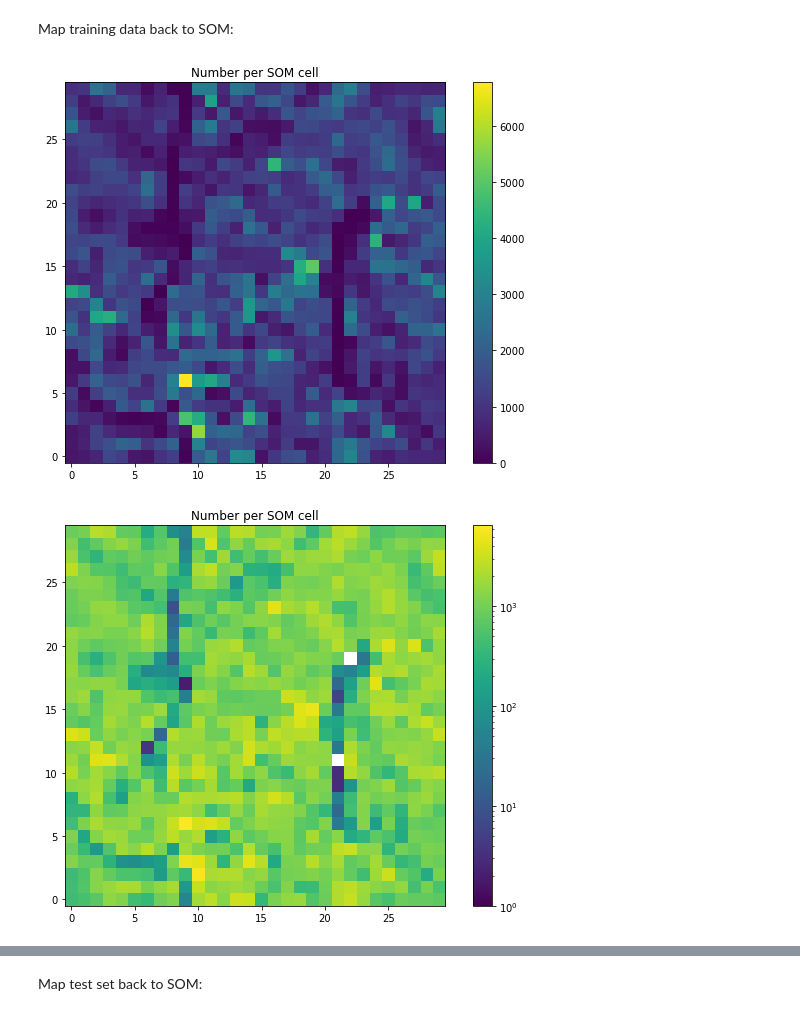
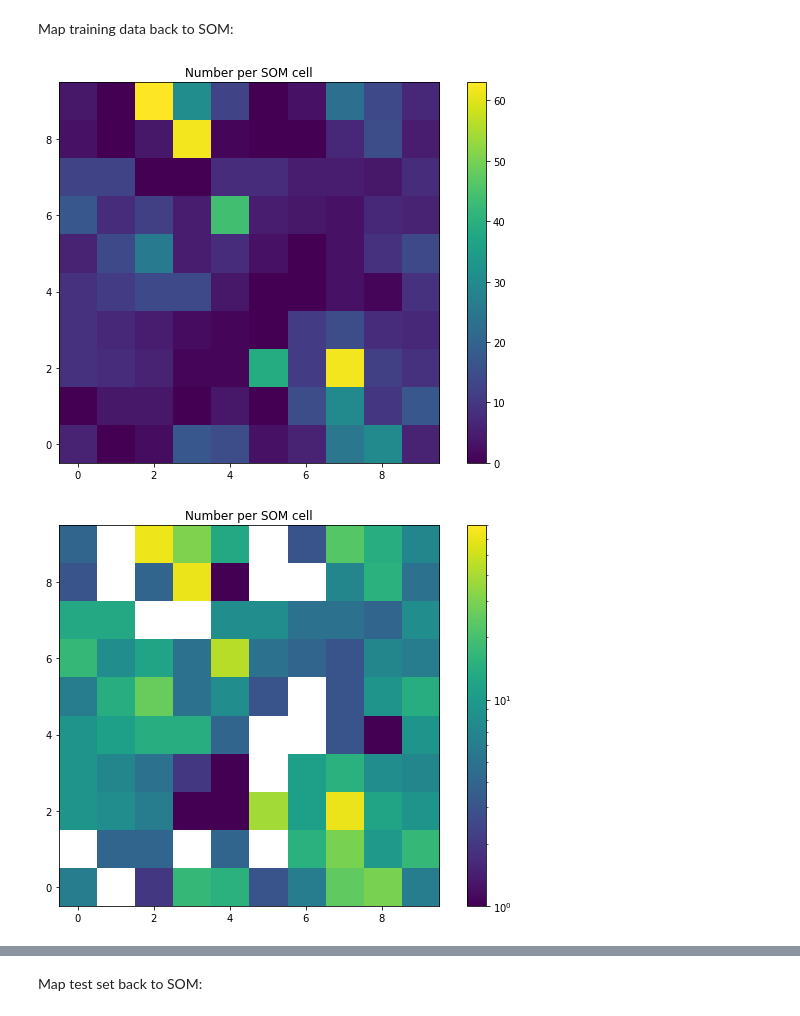
Before and after one commit to LSSTDESC/pz_bayes, a Jupyter notebook: notebooks/feature_likelihood_cosmoDC2.ipynb, the cells around one changed output, grey strips where cells are left out. Cells and saved outputs as stored; diff of their text form; code cells hidden in the pictures.

```diff
--- a/notebooks/feature_likelihood_cosmoDC2.ipynb
+++ b/notebooks/feature_likelihood_cosmoDC2.ipynb
@@ -168,8 +168,8 @@ axs[2].set_title('Test ({}%)'.format(int(len(test) / len(data) * 100)));
 # %% [markdown]
 Train SOM on training set:
 # %%
-nside = 30
-niter = 30
+nside = 10
+niter = 5
 # %%
 len(train)
 # %% [output]
@@ -194,7 +194,7 @@ For training set of size 1129234 galaxies:
 # %%
 start = time.time()
 som_train = som.SelfOrganizingMap(som.Grid(-nside, -nside))
-som_train.fit(X, maxiter=niter)
-som_train.map_to_som(X, Y)
+som_train.fit(X[:1000], maxiter=niter)
+som_train.map_to_som(X[:1000], Y[:1000])
 print(time.time() - start)
 # %% [output]
@@ -214,11 +214,11 @@ som_train.map_to_som(X,Y)
 # %%
 som_train.plot_counts_per_cell()
 # %% [output]
-[figure, old version]
+[figure, new version]
 # %%
-som_train.plot_counts_per_cell(norm=LogNorm(vmin=1, vmax=6500))
+som_train.plot_counts_per_cell(norm=LogNorm(vmin=1, vmax=70))
 # %% [output]
-[figure, old version]
+[figure, new version]
 # %%
 # Need to handle empty cells
 som_train.plot_statistic()
```
Also changed, not shown: parts of 25 cells of this notebook, 1 other file.
